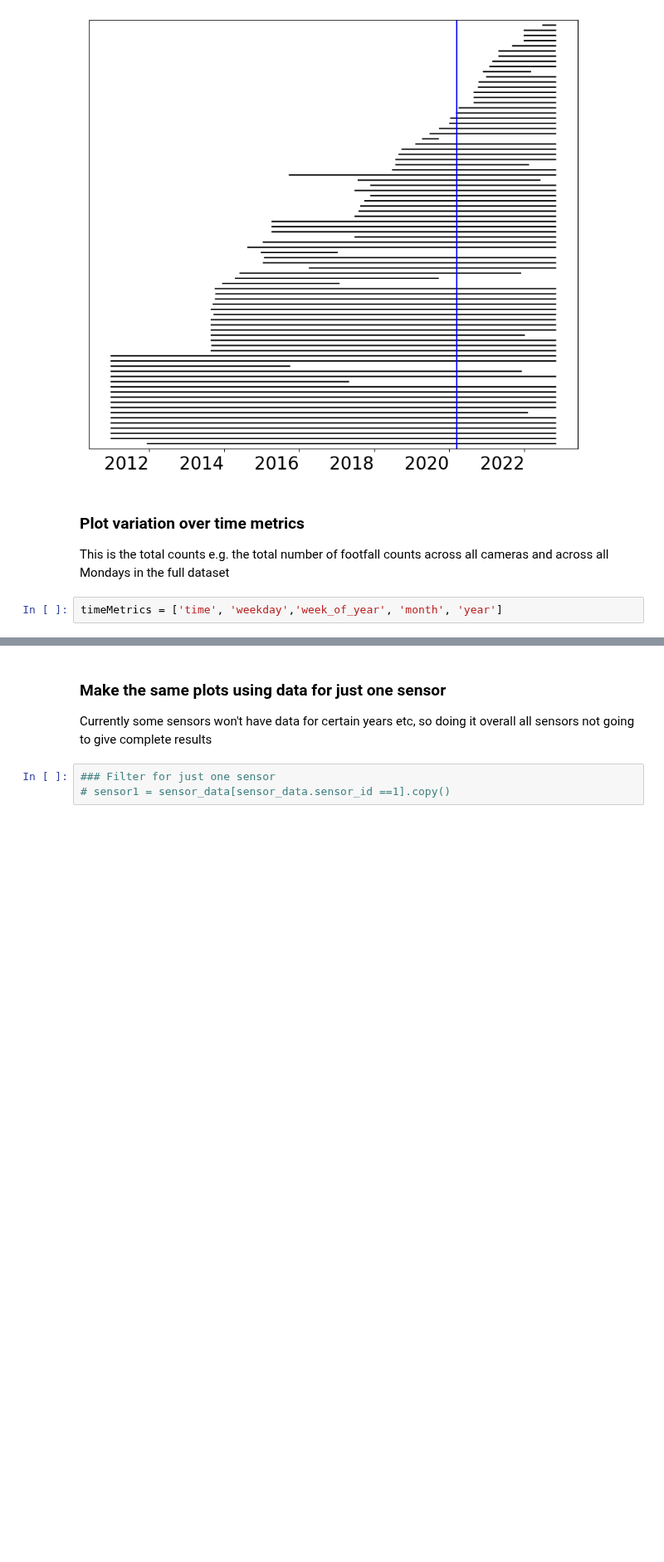
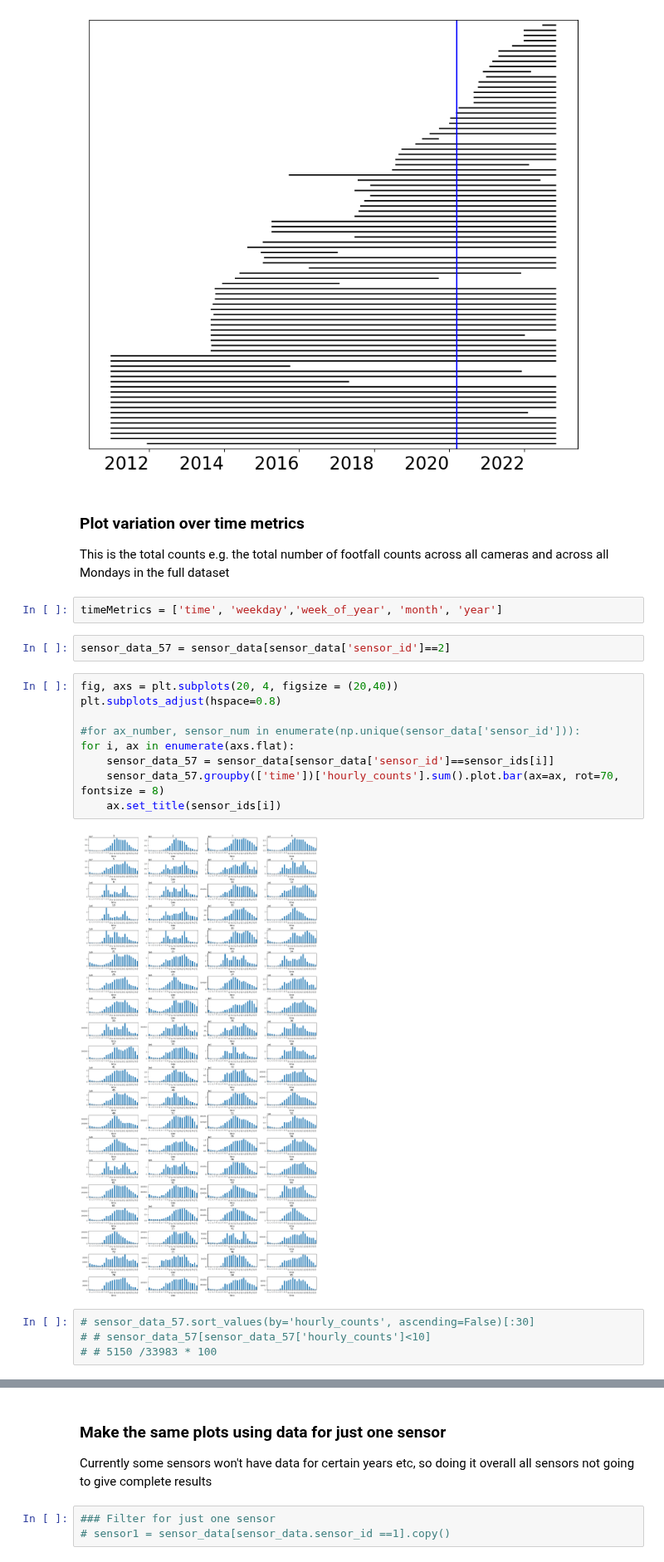
Before and after one commit to nickmalleson/footfall, a Jupyter notebook: MelbourneAnalysis/2. AnalysingData/ExploringFootfallDistribution.ipynb, the cells around one changed output, grey strips where cells are left out. Shown at 83% size. Drawn from its saved outputs; the diff is of its cells as text; blank space fills up the shorter version.

```diff
--- a/MelbourneAnalysis/2. AnalysingData/ExploringFootfallDistribution.ipynb
+++ b/MelbourneAnalysis/2. AnalysingData/ExploringFootfallDistribution.ipynb
@@ -171,6 +171,23 @@ fig.savefig("SensorStartDates.PNG", bbox_inches="tight" )
 This is the total counts e.g. the total number of footfall counts across all cameras and across all Mondays in the full dataset
 # %%
 timeMetrics = ['time', 'weekday','week_of_year', 'month', 'year']
+# %%
+sensor_data_57 = sensor_data[sensor_data['sensor_id']==2]
+# %%
+fig, axs = plt.subplots(20, 4, figsize = (20,40))
+plt.subplots_adjust(hspace=0.8)
+
+#for ax_number, sensor_num in enumerate(np.unique(sensor_data['sensor_id'])):
+for i, ax in enumerate(axs.flat):
+    sensor_data_57 = sensor_data[sensor_data['sensor_id']==sensor_ids[i]]
+    sensor_data_57.groupby(['time'])['hourly_counts'].sum().plot.bar(ax=ax, rot=70, fontsize = 8)
+    ax.set_title(sensor_ids[i])
+# %% [output]
+[figure, added]
+# %%
+# sensor_data_57.sort_values(by='hourly_counts', ascending=False)[:30]
+# # sensor_data_57[sensor_data_57['hourly_counts']<10]
+# # 5150 /33983 * 100
 # %%
 fig, axs = plt.subplots(3, 2, figsize = (10,6))
 plt.subplots_adjust(hspace=0.8)
```
Also changed, not shown: parts of 1 cell of this notebook.
